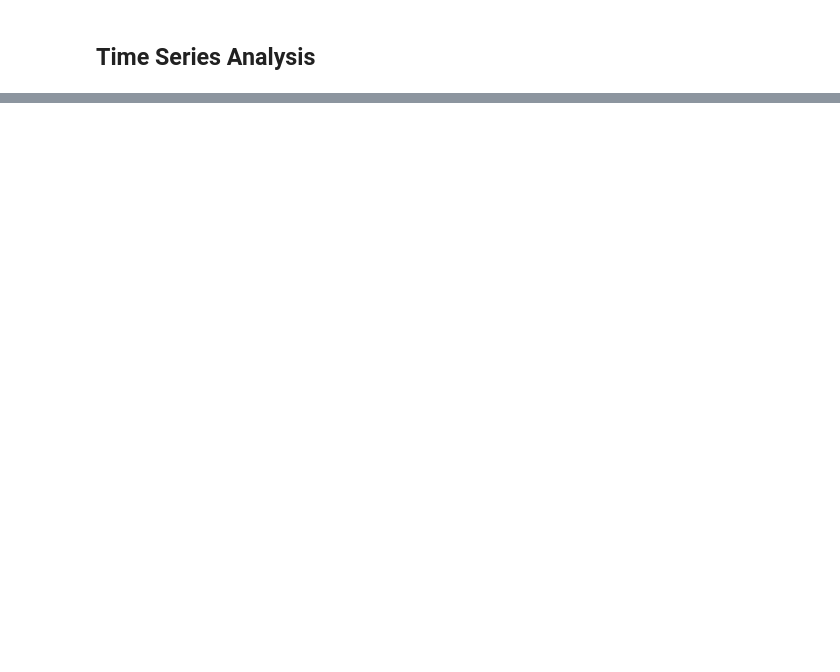
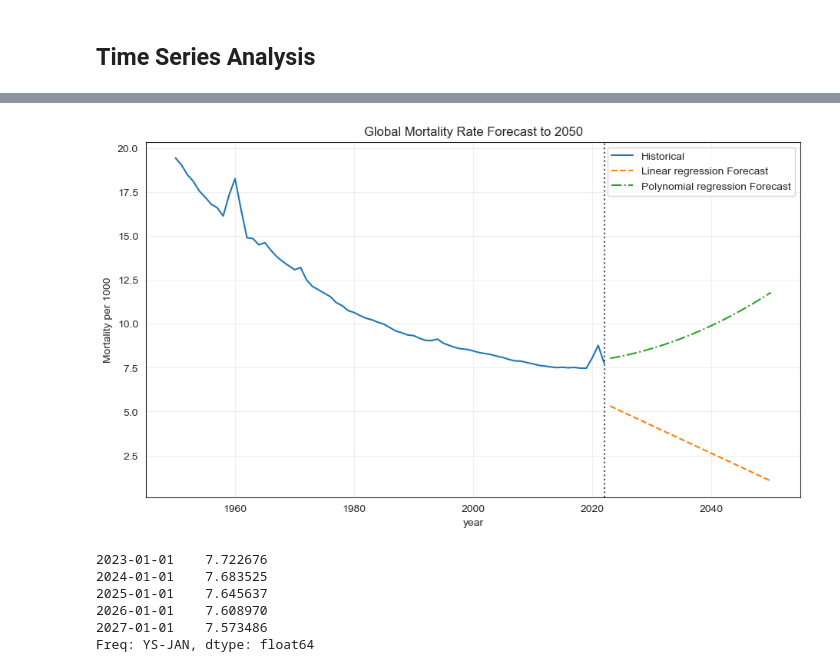
Before and after one commit to inhuman-44x/global_mortality_analysis, a Jupyter notebook: notebooks/01_eda.ipynb, the cells around one changed output, grey strips where cells are left out. Cells and saved outputs as stored; diff of their text form; code cells hidden in the pictures; blank space fills up the shorter version.

```diff
--- a/notebooks/01_eda.ipynb
+++ b/notebooks/01_eda.ipynb
@@ -482,0 +742,9 @@ Avg YoY change: 0.59%
+# %%
+poly_model = make_pipeline(PolynomialFeatures(degree = 2),
+                          LinearRegression())
+
+poly_model.fit(X, y)
+
+forecast_df['poly_mr'] = poly_model.predict(forecast_df[['year']])
+
+forecast_df.head()
@@ -482,0 +758,60 @@ Avg YoY change: 0.59%
+# %%
+plt.figure(figsize = (11, 6))
+
+# Historical
+sns.lineplot(
+    data=global_trend,
+    x='year',
+    y='mortality_per_1000',
+    label='Historical'
+)
+
+# Linear regression Forecast
+sns.lineplot(
+    data=forecast_df,
+    x='year',
+    y='forecast_mr',
+    linestyle='--',
+    label='Linear regression Forecast'
+)
+
+# Linear regression Forecast
+sns.lineplot(
+    data=forecast_df,
+    x='year',
+    y='poly_mr',
+    linestyle='-.',
+    label='Polynomial regression Forecast'
+)
+
+plt.axvline(
+    2022,
+    color='black',
+    linestyle=':',
+    alpha=0.7
+)
+
+plt.title('Global Mortality Rate Forecast to 2050')
+
+plt.ylabel('Mortality per 1000')
+
+plt.grid(alpha=0.3)
+
+plt.show()
+# %% [output]
+[figure, added]
+# %%
+df_ets = global_trend.set_index(pd.to_datetime(global_trend['year'], format = '%Y'))
+
+model_ets = ExponentialSmoothing(df_ets['mortality_per_1000'], trend = 'add', damped_trend = True).fit()
+
+forecast_ets = model_ets.forecast(28)
+
+forecast_ets.head()
+# %% [output]
+2023-01-01    7.722676
+2024-01-01    7.683525
+2025-01-01    7.645637
+2026-01-01    7.608970
+2027-01-01    7.573486
+Freq: YS-JAN, dtype: float64
```
Also changed, not shown: parts of 23 cells of this notebook, 2 other files.
